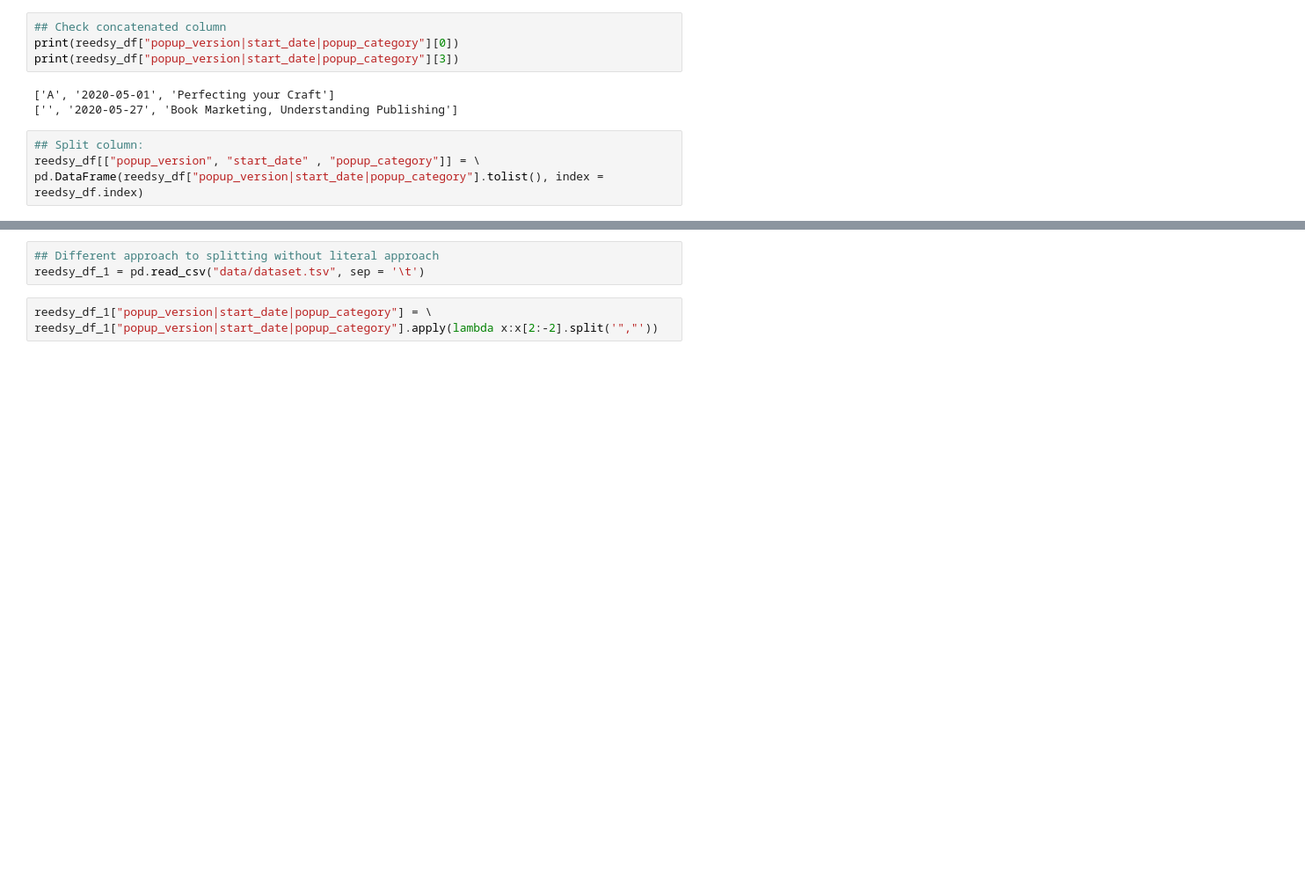
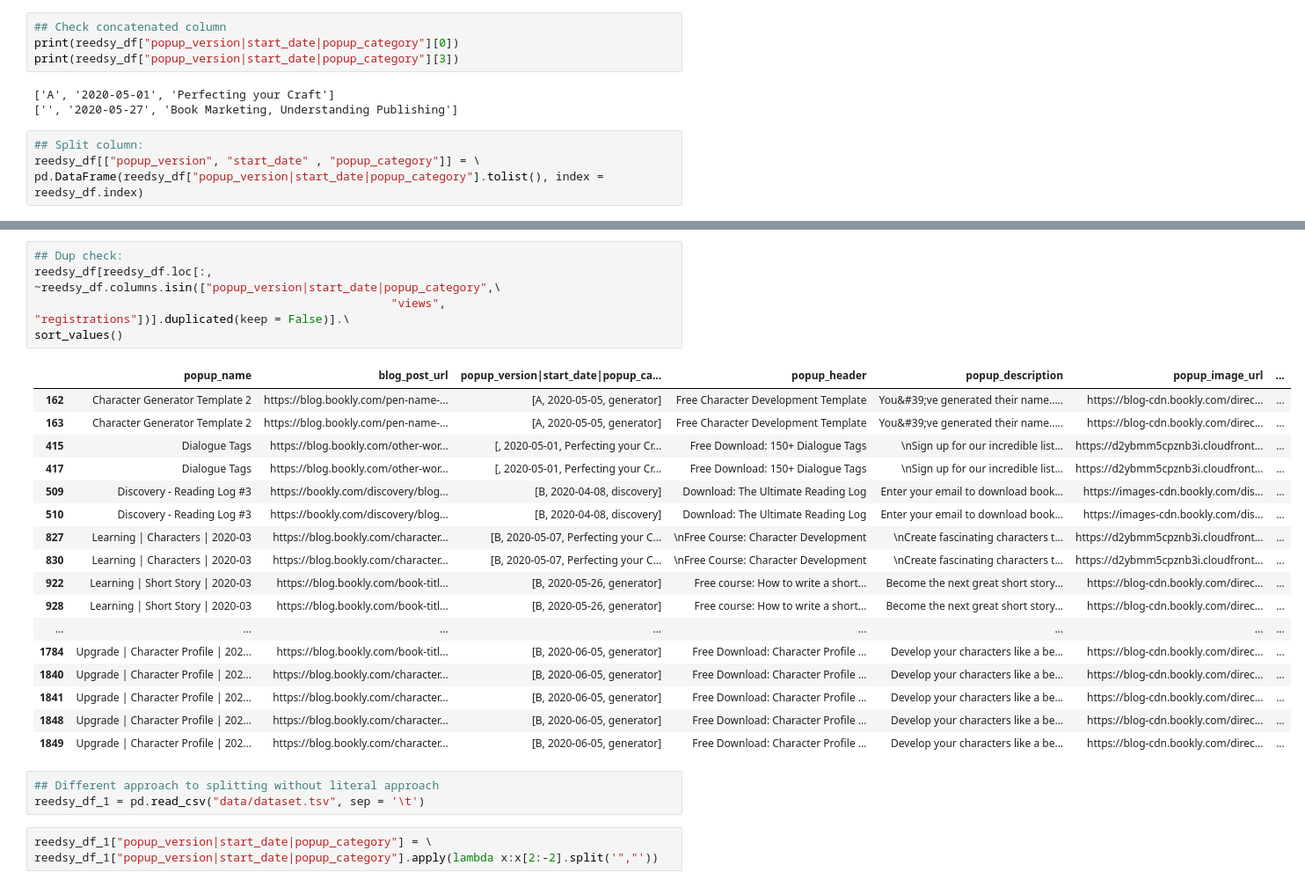
Before and after one commit to tomoswynroberts/reedsy-challenge-data, a Jupyter notebook: Reedsy Challenge TR.ipynb, the cells around one changed output, grey strips where cells are left out. Shown at 88% size. Saved outputs shown, nothing was run; the diff lists cells and outputs as text; blank space fills up the shorter version.

```diff
--- a/Reedsy Challenge TR.ipynb
+++ b/Reedsy Challenge TR.ipynb
@@ -76,3 +85,26 @@ reedsy_df.shape
+# %%
+## Dup check:
+reedsy_df[reedsy_df.loc[:, ~reedsy_df.columns.isin(["popup_version|start_date|popup_category",\
+                                                    "views", "registrations"])].duplicated(keep = False)].\
+sort_values()
+# %% [output]
+|  | popup_name | blog_post_url | popup_version|start_date|popup_ca... | popup_header | popup_description | popup_image_url | ... |
+| 162 | Character Generator Template 2 | https://blog.bookly.com/pen-name-... | [A, 2020-05-05, generator] | Free Character Development Template | You&#39;ve generated their name..... | https://blog-cdn.bookly.com/direc... | ... |
+| 163 | Character Generator Template 2 | https://blog.bookly.com/pen-name-... | [A, 2020-05-05, generator] | Free Character Development Template | You&#39;ve generated their name..... | https://blog-cdn.bookly.com/direc... | ... |
+| 415 | Dialogue Tags | https://blog.bookly.com/other-wor... | [, 2020-05-01, Perfecting your Cr... | Free Download: 150+ Dialogue Tags | \nSign up for our incredible list... | https://d2ybmm5cpznb3i.cloudfront... | ... |
+| 417 | Dialogue Tags | https://blog.bookly.com/other-wor... | [, 2020-05-01, Perfecting your Cr... | Free Download: 150+ Dialogue Tags | \nSign up for our incredible list... | https://d2ybmm5cpznb3i.cloudfront... | ... |
+| 509 | Discovery - Reading Log #3 | https://bookly.com/discovery/blog... | [B, 2020-04-08, discovery] | Download: The Ultimate Reading Log | Enter your email to download book... | https://images-cdn.bookly.com/dis... | ... |
+| 510 | Discovery - Reading Log #3 | https://bookly.com/discovery/blog... | [B, 2020-04-08, discovery] | Download: The Ultimate Reading Log | Enter your email to download book... | https://images-cdn.bookly.com/dis... | ... |
+| 827 | Learning | Characters | 2020-03 | https://blog.bookly.com/character... | [B, 2020-05-07, Perfecting your C... | \nFree Course: Character Development | \nCreate fascinating characters t... | https://d2ybmm5cpznb3i.cloudfront... | ... |
+| 830 | Learning | Characters | 2020-03 | https://blog.bookly.com/character... | [B, 2020-05-07, Perfecting your C... | \nFree Course: Character Development | \nCreate fascinating characters t... | https://d2ybmm5cpznb3i.cloudfront... | ... |
+| 922 | Learning | Short Story | 2020-03 | https://blog.bookly.com/book-titl... | [B, 2020-05-26, generator] | Free course: How to write a short... | Become the next great short story... | https://blog-cdn.bookly.com/direc... | ... |
+| 928 | Learning | Short Story | 2020-03 | https://blog.bookly.com/book-titl... | [B, 2020-05-26, generator] | Free course: How to write a short... | Become the next great short story... | https://blog-cdn.bookly.com/direc... | ... |
+| ... | ... | ... | ... | ... | ... | ... | ... |
+| 1784 | Upgrade | Character Profile | 202... | https://blog.bookly.com/book-titl... | [B, 2020-06-05, generator] | Free Download: Character Profile ... | Develop your characters like a be... | https://blog-cdn.bookly.com/direc... | ... |
+| 1840 | Upgrade | Character Profile | 202... | https://blog.bookly.com/character... | [B, 2020-06-05, generator] | Free Download: Character Profile ... | Develop your characters like a be... | https://blog-cdn.bookly.com/direc... | ... |
+| 1841 | Upgrade | Character Profile | 202... | https://blog.bookly.com/character... | [B, 2020-06-05, generator] | Free Download: Character Profile ... | Develop your characters like a be... | https://blog-cdn.bookly.com/direc... | ... |
+| 1848 | Upgrade | Character Profile | 202... | https://blog.bookly.com/character... | [B, 2020-06-05, generator] | Free Download: Character Profile ... | Develop your characters like a be... | https://blog-cdn.bookly.com/direc... | ... |
+| 1849 | Upgrade | Character Profile | 202... | https://blog.bookly.com/character... | [B, 2020-06-05, generator] | Free Download: Character Profile ... | Develop your characters like a be... | https://blog-cdn.bookly.com/direc... | ... |
 # %%
 ## Different approach to splitting without literal approach
 reedsy_df_1 = pd.read_csv("data/dataset.tsv", sep = '\t')
```
Also changed, not shown: parts of 17 cells of this notebook.
